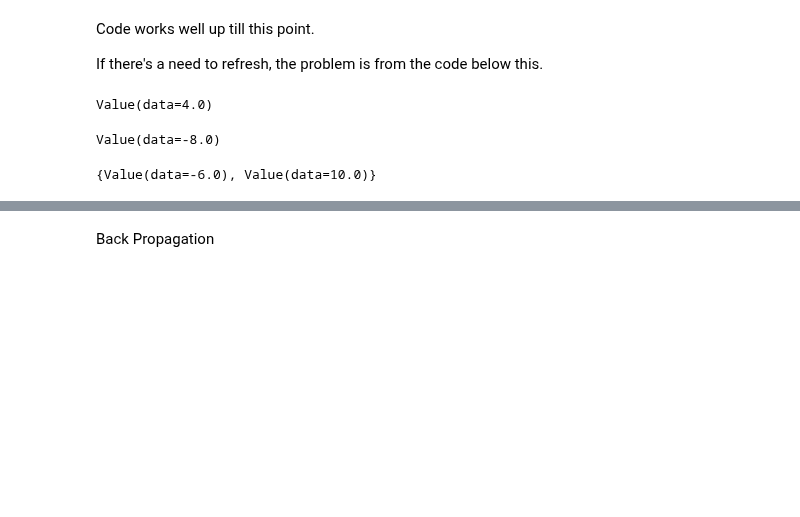
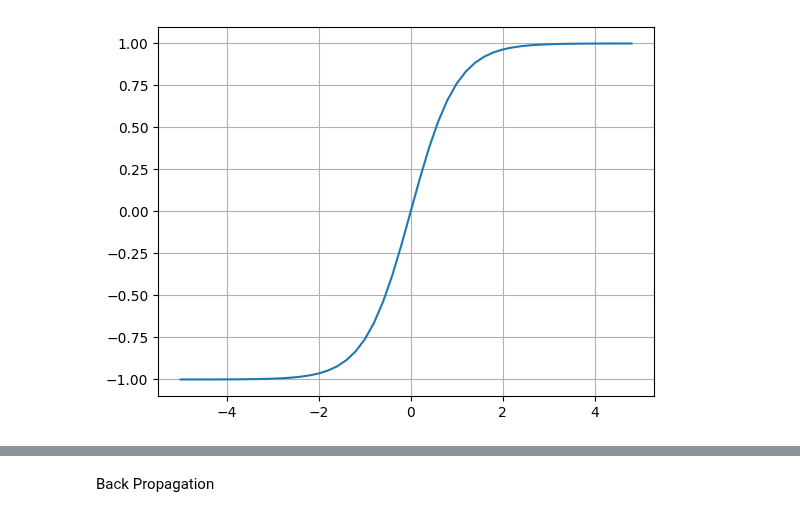
Before and after one commit to DorcasOpatola/ai-ml_foundations, a Jupyter notebook: MicroGrad_II.ipynb, the cells around one changed output, grey strips where cells are left out. Drawn from its saved outputs; the diff is of its cells as text; code cells hidden in the pictures; blank space fills up the shorter version.

```diff
--- a/MicroGrad_II.ipynb
+++ b/MicroGrad_II.ipynb
@@ -110,76 +6,4 @@ c is 10.0001
-# %% [markdown]
-Code works well up till this point.
-
-If there's a need to refresh, the problem is from the code below this.
-# %%
-class Value:
-  def __init__(self, data):
-    self.data = data
-
-  def __repr__(self):
-    return f"Value(data={self.data})"
-
-  def __add__(self, other):
-    out = Value(self.data + other.data)
-    return out
-
-  def __mul__(self, other):
-    out = Value(self.data * other.data)
-    return out
-
-
-a = Value(2.0)
-b = Value(-3.0)
-c = Value(10.0)
-
-# print(a, b)
-# print(a + b)   # i.e  a.__add__(b)
-# print(a * b)
-
-(a.__mul__(b)).__add__(c)   # i.e a*b + c
-# %% [output]
-Value(data=4.0)
-# %%
-class Value:
-  def __init__(self, data, _children=(), _op='', label=''):
-    self.data = data
-    self.grad = 0.0
-    self._prev = set(_children)
-    self._op = _op
-    self.label = label
-
-  def __repr__(self):
-    return f"Value(data={self.data})"
-
-  def __add__(self, other):
-    out = Value(self.data + other.data, (self, other), '+')
-    return out
-
-  def __mul__(self, other):
-    out = Value(self.data * other.data, (self, other), '*')
-    return out
-
-
-# weights of the neural network
-a = Value(2.0, label='a')
-b = Value(-3.0, label='b')
-c = Value(10.0, label='c')
-e = a*b; e.label = 'e'
-d = e + c; d.label = 'd'
-f = Value(-2.0, label='f')
-L = d*f; L.label = 'L'    # loss function
-
-# print(a, b)
-# print(a + b)   # i.e  a.__add__(b)
-# print(a * b)
-
-(a.__mul__(b)).__add__(c)   # i.e a*b + c
-d._prev
-d._op
-L
-# %% [output]
-Value(data=-8.0)
-# %%
-d._prev
-# %% [output]
-{Value(data=-6.0), Value(data=10.0)}
+# %%
+plt.plot(np.arange(-5,5,0.2), np.tanh(np.arange(-5,5,0.2))); plt.grid();
+# %% [output]
+[figure, added]
```
Also changed, not shown: parts of 34 cells of this notebook.
